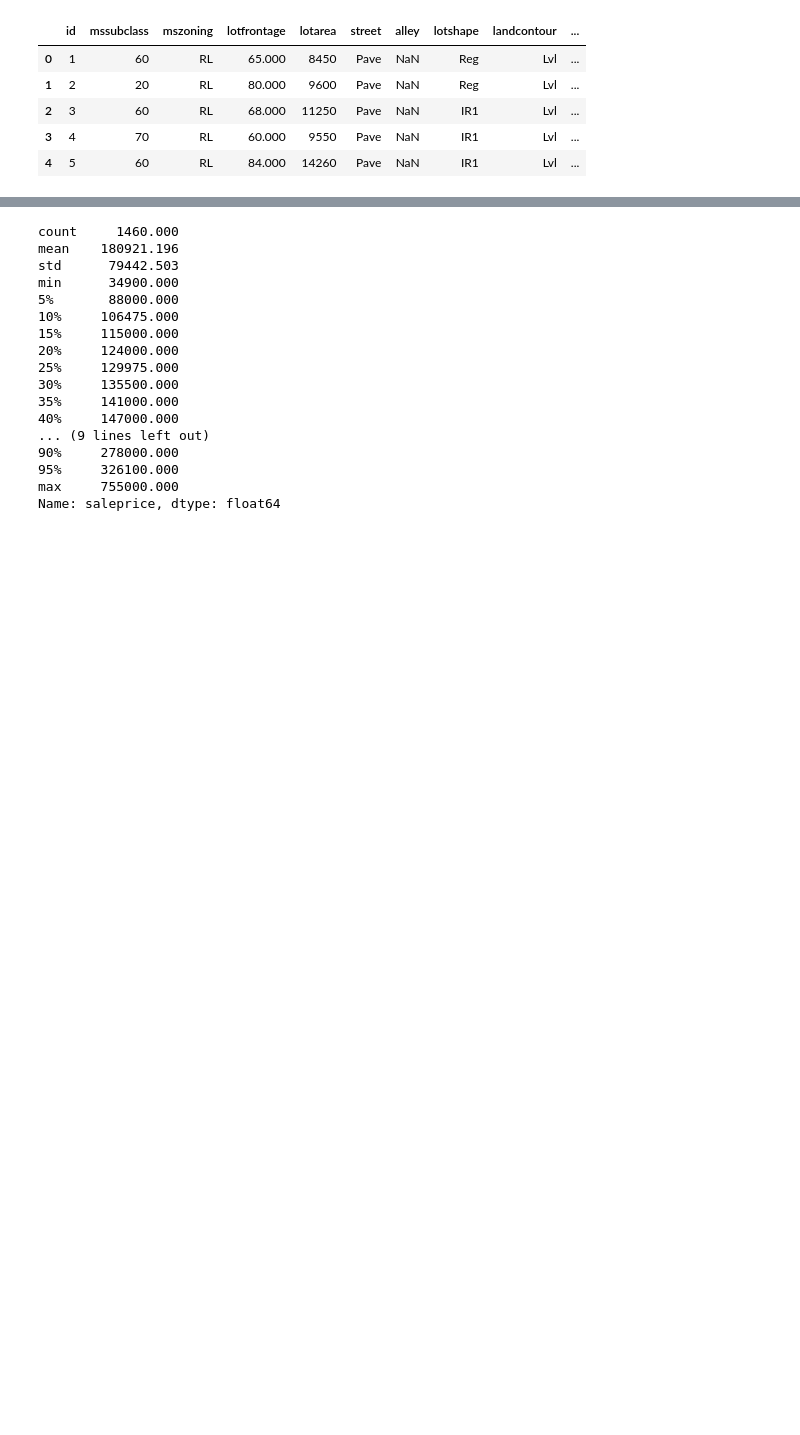
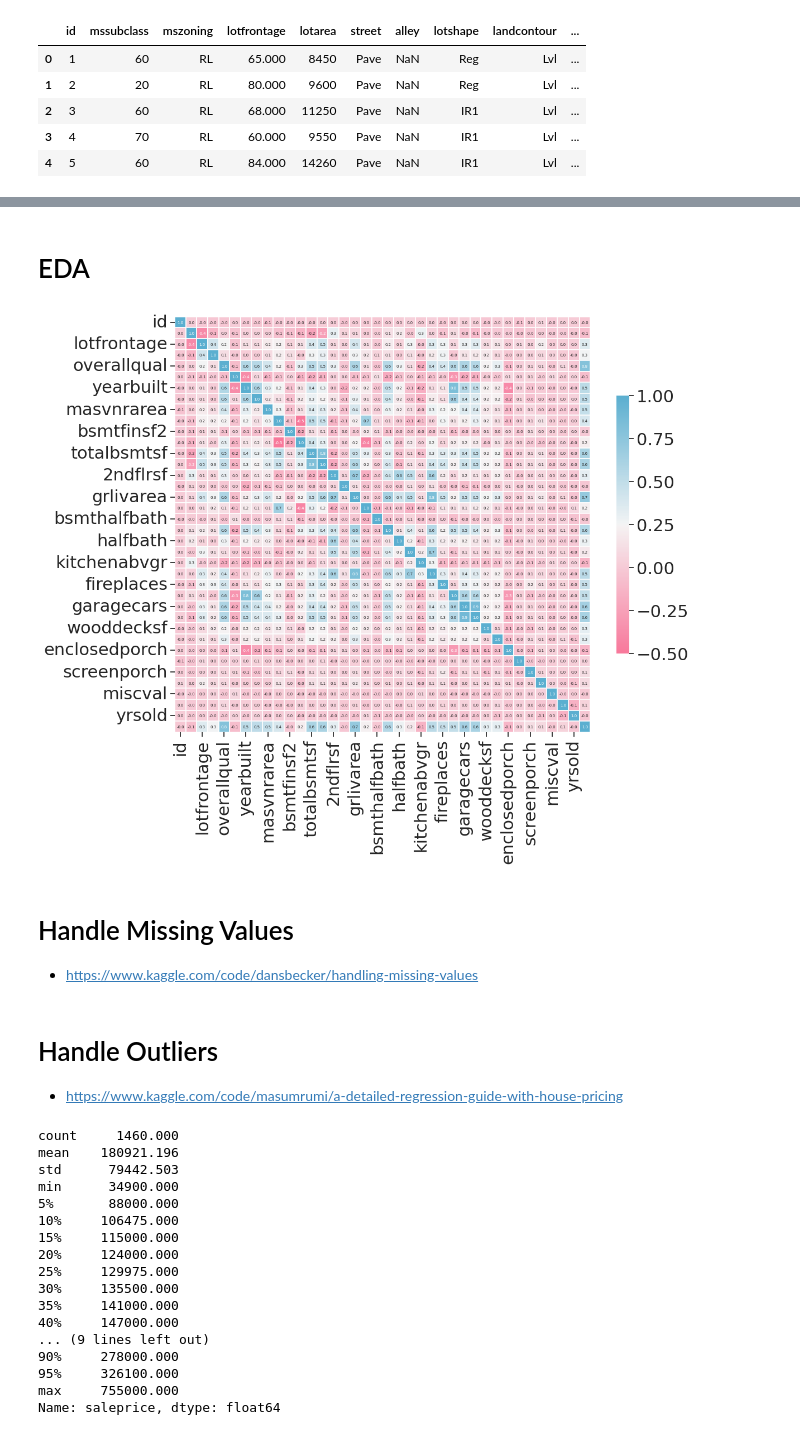
Before and after one commit to dkim949/housing_price_prediction, a Jupyter notebook: notebooks/exploratory.ipynb, the cells around one changed output, grey strips where cells are left out. Cells and saved outputs as stored; diff of their text form; code cells hidden in the pictures; blank space fills up the shorter version.

Commit message:
adding data and ipynb

```diff
--- a/notebooks/exploratory.ipynb
+++ b/notebooks/exploratory.ipynb
@@ -40,0 +63,26 @@ data.head()
+# %% [markdown]
+# EDA
+# %%
+# Heatmap
+
+# color map
+cmap = sns.diverging_palette(0, 230, 90, 60, as_cmap=True)
+
+plt.subplots(figsize=(12,12))
+sns.heatmap(data[data.dtypes[data.dtypes != "object"].index].corr().round(2),
+            # cmap="Greys_r", #"OrRd_r", #"Greys_r", #"BuPu_r", #"Blues_r",
+            cmap=cmap,
+            linewidths=.1,
+            alpha=.8,
+            square=True,
+            annot=True,
+            annot_kws={'size': 5},
+            fmt=".1f",
+            # cbar=False,
+            cbar_kws={"shrink": .5},
+);
+# %% [output]
+[figure, added]
+# %% [markdown]
+# Handle Missing Values
+- https://www.kaggle.com/code/dansbecker/handling-missing-values
@@ -41,3 +93,6 @@ data.head()
+# %% [markdown]
+# Handle Outliers
+- https://www.kaggle.com/code/masumrumi/a-detailed-regression-guide-with-house-pricing
 # %%
 data["saleprice"].describe(percentiles=np.arange(0.05, 1, 0.05))
 # %% [output]
```
Also changed, not shown: parts of 18 cells of this notebook.
